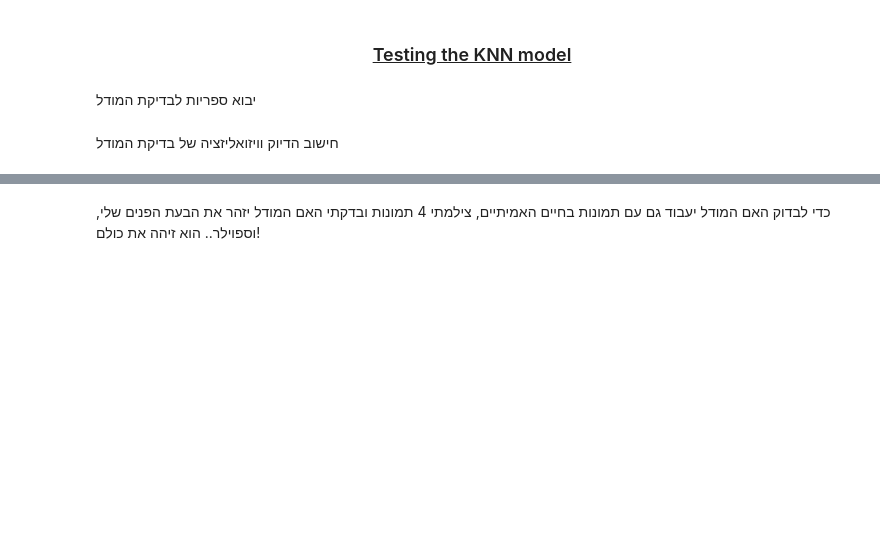
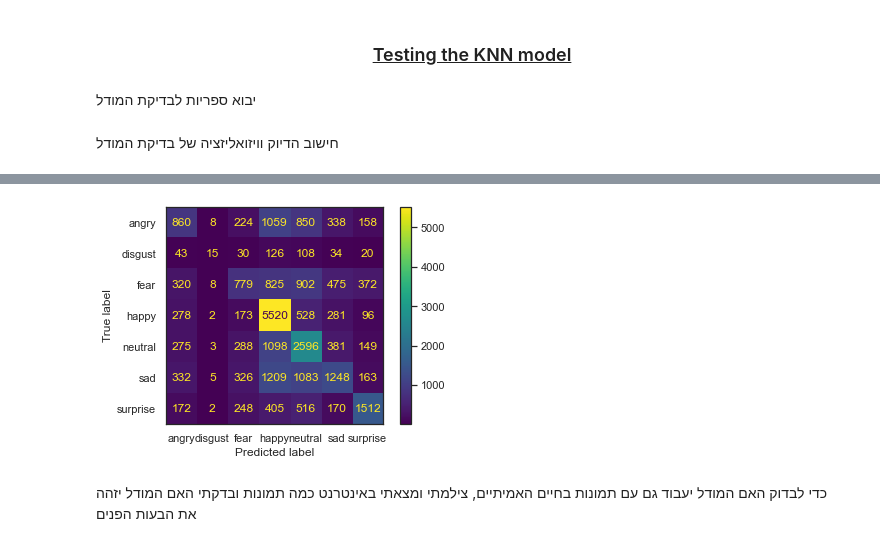
Before and after one commit to Denloob/animi-motus-ai, a Jupyter notebook: animi_motus.ipynb, the cells around one changed output, grey strips where cells are left out. Drawn from its saved outputs; the diff is of its cells as text; code cells hidden in the pictures; blank space fills up the shorter version.

```diff
--- a/animi_motus.ipynb
+++ b/animi_motus.ipynb
@@ -426,3 +411,8 @@ plt.show()
+# %%
+ConfusionMatrixDisplay.from_estimator(KNN, X_train, y_train, display_labels=all_emotion_types)
+plt.show()
+# %% [output]
+[figure, added]
 # %% [markdown]
-<div dir="rtl">כדי לבדוק האם המודל יעבוד גם עם תמונות בחיים האמיתיים, צילמתי 4 תמונות ובדקתי האם המודל יזהר את הבעת הפנים שלי, וספוילר.. הוא זיהה את כולם!</div>
+<div dir="rtl">כדי לבדוק האם המודל יעבוד גם עם תמונות בחיים האמיתיים, צילמתי ומצאתי באינטרנט כמה תמונות ובדקתי האם המודל יזהה את הבעות הפנים</div>
 # %%
```
Also changed, not shown: parts of 51 cells of this notebook, 10 other files.
